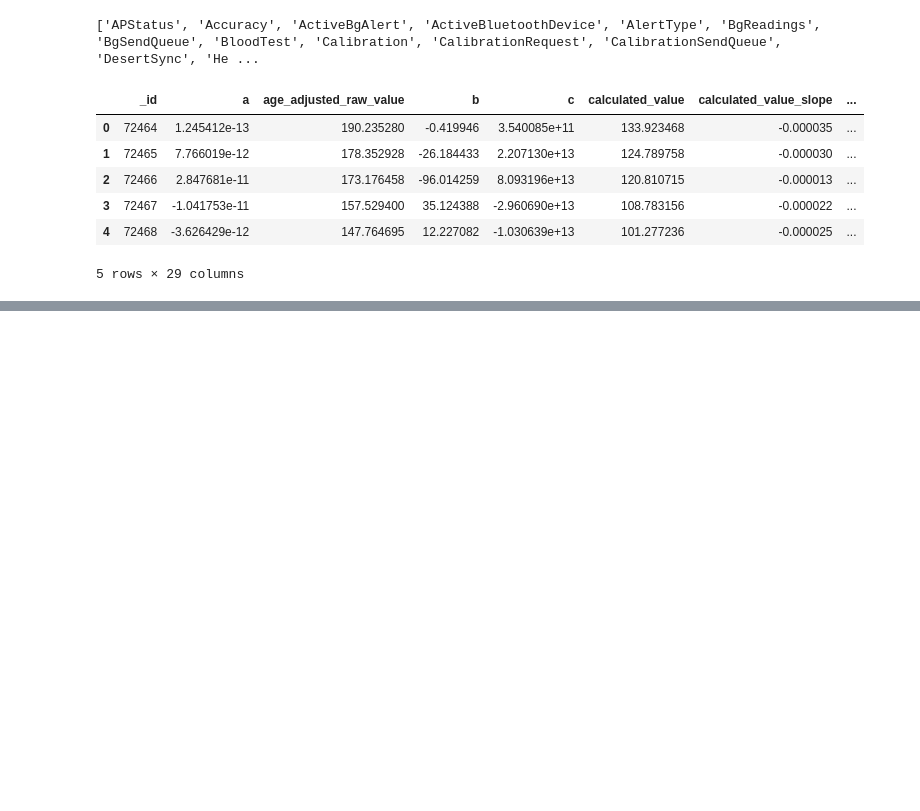
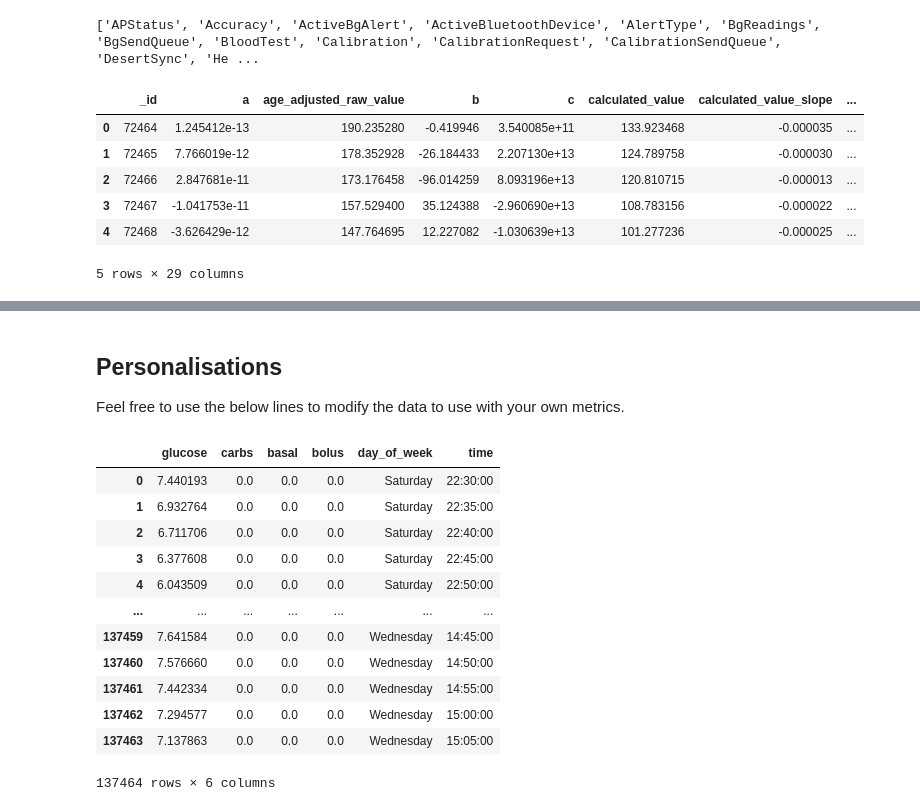
Before and after one commit to Warren8824/simple-glucose-analysis, a Jupyter notebook: preprocess_libre_data.ipynb, the cells around one changed output, grey strips where cells are left out. Drawn from its saved outputs; the diff is of its cells as text; code cells hidden in the pictures; blank space fills up the shorter version.

```diff
--- a/preprocess_libre_data.ipynb
+++ b/preprocess_libre_data.ipynb
@@ -50,0 +252,31 @@ treatments_df.head()
+# %%
+# Create a 'day' column by extracting the date part of the DatetimeIndex
+combined_df['day_of_week'] = combined_df.index.day_name()
+
+# Create a 'time' column by extracting the time part of the DatetimeIndex
+combined_df['time'] = combined_df.index.time
+
+# Use this line if you wish to maintain the timestamp in the data and use it in the analysis
+# combined_df['actual_timestamp'] = combined_df['timestamp']
+# %%
+# Step 1: Count the number of rows in each 'gap_group'
+group_sizes = combined_df.groupby('gap_group').size()
+
+# Step 2: Identify the gap groups that are smaller than 12 rows
+small_gap_groups = group_sizes[group_sizes < 12].index
+
+# Step 3: Filter the DataFrame to include:
+# - Rows where 'gap_group' is in small_gap_groups
+# - OR rows where 'glucose' is not NaN
+filtered_df = combined_df[
+    (combined_df['gap_group'].isin(small_gap_groups)) |
+    (combined_df['glucose'].notna())
+]
+
+# Step 4: Interpolate the remaining gaps in glucose column and drop gaps columns
+filtered_df = filtered_df.copy() # Create copy of dataframe to avoid setting value in df slice warning
+filtered_df['glucose'] = filtered_df['glucose'].interpolate(method='linear')
+filtered_df = filtered_df.drop(columns=['is_gap', 'gap_group'])
+# Step 5: Reset the index and inspect the result
+filtered_df.reset_index(drop=True, inplace=True)
+print(filtered_df)
@@ -50,0 +314,4 @@ treatments_df.head()
+# %% [markdown]
+## Personalisations
+
+Feel free to use the below lines to modify the data to use with your own metrics.
@@ -50,0 +323,16 @@ treatments_df.head()
+# %%
+filtered_df
+# %% [output]
+|  | glucose | carbs | basal | bolus | day_of_week | time |
+| 0 | 7.440193 | 0.0 | 0.0 | 0.0 | Saturday | 22:30:00 |
+| 1 | 6.932764 | 0.0 | 0.0 | 0.0 | Saturday | 22:35:00 |
+| 2 | 6.711706 | 0.0 | 0.0 | 0.0 | Saturday | 22:40:00 |
+| 3 | 6.377608 | 0.0 | 0.0 | 0.0 | Saturday | 22:45:00 |
+| 4 | 6.043509 | 0.0 | 0.0 | 0.0 | Saturday | 22:50:00 |
+| ... | ... | ... | ... | ... | ... | ... |
+| 137459 | 7.641584 | 0.0 | 0.0 | 0.0 | Wednesday | 14:45:00 |
+| 137460 | 7.576660 | 0.0 | 0.0 | 0.0 | Wednesday | 14:50:00 |
+| 137461 | 7.442334 | 0.0 | 0.0 | 0.0 | Wednesday | 14:55:00 |
+| 137462 | 7.294577 | 0.0 | 0.0 | 0.0 | Wednesday | 15:00:00 |
+| 137463 | 7.137863 | 0.0 | 0.0 | 0.0 | Wednesday | 15:05:00 |
+137464 rows × 6 columns
```
Also changed, not shown: parts of 26 cells of this notebook.
